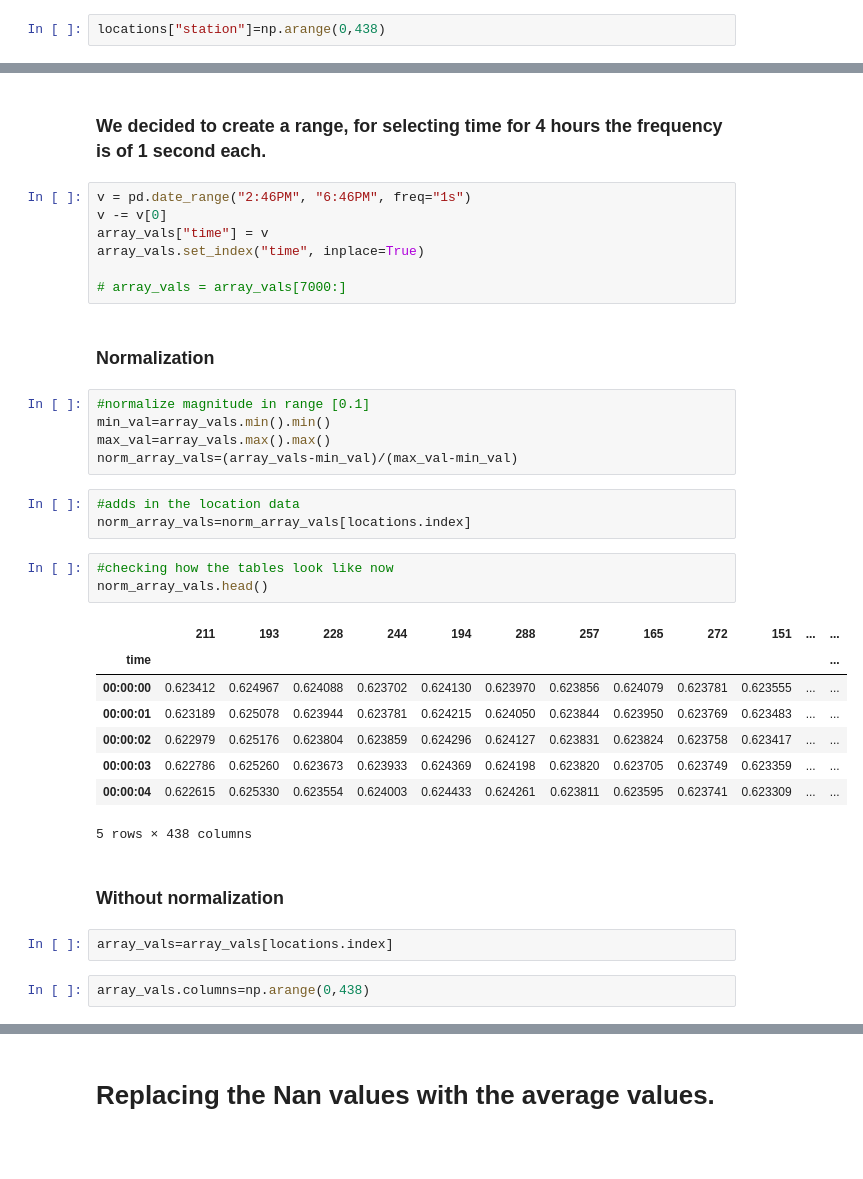
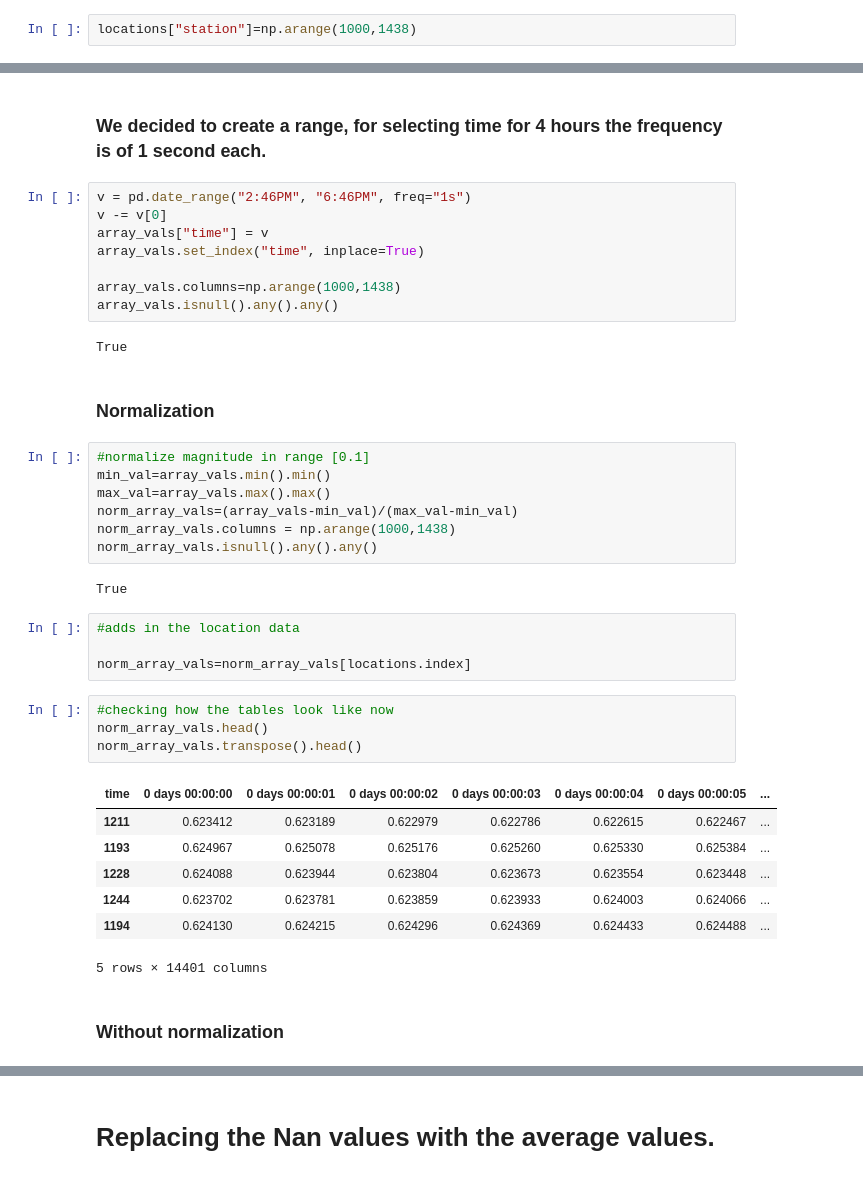
Before and after one commit to pratikshrivastava/DV_PROJECT_FALL2017, a Jupyter notebook: Comp_1_TohokuEQ.ipynb, the cells around one changed output, grey strips where cells are left out. Drawn from its saved outputs; the diff is of its cells as text; blank space fills up the shorter version.

```diff
--- a/Comp_1_TohokuEQ.ipynb
+++ b/Comp_1_TohokuEQ.ipynb
@@ -43,7 +43,7 @@ locations.drop(["default1","default2"],inplace=True,axis=1)
 # %% [markdown]
 The number 0 to 437 corresponds to the **station**, so we define it here:
 # %%
-locations["station"]=np.arange(0,438)
+locations["station"]=np.arange(1000,1438)
 # %%
 #resetting the index to 'station'
 locations.set_index("station", inplace=True)
@@ -104,7 +104,10 @@ v -= v[0]
 array_vals["time"] = v
 array_vals.set_index("time", inplace=True)
 
-# array_vals = array_vals[7000:]
+array_vals.columns=np.arange(1000,1438)
+array_vals.isnull().any().any()
+# %% [output]
+True
 # %% [markdown]
 ### Normalization
 # %%
@@ -112,26 +115,27 @@ array_vals.set_index("time", inplace=True)
 min_val=array_vals.min().min()
 max_val=array_vals.max().max()
 norm_array_vals=(array_vals-min_val)/(max_val-min_val)
+norm_array_vals.columns = np.arange(1000,1438)
+norm_array_vals.isnull().any().any()
+# %% [output]
+True
 # %%
 #adds in the location data
+
 norm_array_vals=norm_array_vals[locations.index]
 # %%
 #checking how the tables look like now
 norm_array_vals.head()
+norm_array_vals.transpose().head()
 # %% [output]
-|  | 211 | 193 | 228 | 244 | 194 | 288 | 257 | 165 | 272 | 151 | ... | ... |
-| time |  |  |  |  |  |  |  |  |  |  |  | ... |
-| 00:00:00 | 0.623412 | 0.624967 | 0.624088 | 0.623702 | 0.624130 | 0.623970 | 0.623856 | 0.624079 | 0.623781 | 0.623555 | ... | ... |
-| 00:00:01 | 0.623189 | 0.625078 | 0.623944 | 0.623781 | 0.624215 | 0.624050 | 0.623844 | 0.623950 | 0.623769 | 0.623483 | ... | ... |
-| 00:00:02 | 0.622979 | 0.625176 | 0.623804 | 0.623859 | 0.624296 | 0.624127 | 0.623831 | 0.623824 | 0.623758 | 0.623417 | ... | ... |
-| 00:00:03 | 0.622786 | 0.625260 | 0.623673 | 0.623933 | 0.624369 | 0.624198 | 0.623820 | 0.623705 | 0.623749 | 0.623359 | ... | ... |
-| 00:00:04 | 0.622615 | 0.625330 | 0.623554 | 0.624003 | 0.624433 | 0.624261 | 0.623811 | 0.623595 | 0.623741 | 0.623309 | ... | ... |
+| time | 0 days 00:00:00 | 0 days 00:00:01 | 0 days 00:00:02 | 0 days 00:00:03 | 0 days 00:00:04 | 0 days 00:00:05 | ... |
+| 1211 | 0.623412 | 0.623189 | 0.622979 | 0.622786 | 0.622615 | 0.622467 | ... |
+| 1193 | 0.624967 | 0.625078 | 0.625176 | 0.625260 | 0.625330 | 0.625384 | ... |
+| 1228 | 0.624088 | 0.623944 | 0.623804 | 0.623673 | 0.623554 | 0.623448 | ... |
+| 1244 | 0.623702 | 0.623781 | 0.623859 | 0.623933 | 0.624003 | 0.624066 | ... |
+| 1194 | 0.624130 | 0.624215 | 0.624296 | 0.624369 | 0.624433 | 0.624488 | ... |
-5 rows × 438 columns
+5 rows × 14401 columns
 # %% [markdown]
 ### Without normalization
-# %%
-array_vals=array_vals[locations.index]
-# %%
-array_vals.columns=np.arange(0,438)
 # %%
 #station number is in numerical order
```
Also changed, not shown: parts of 24 cells of this notebook, 2 other files.
